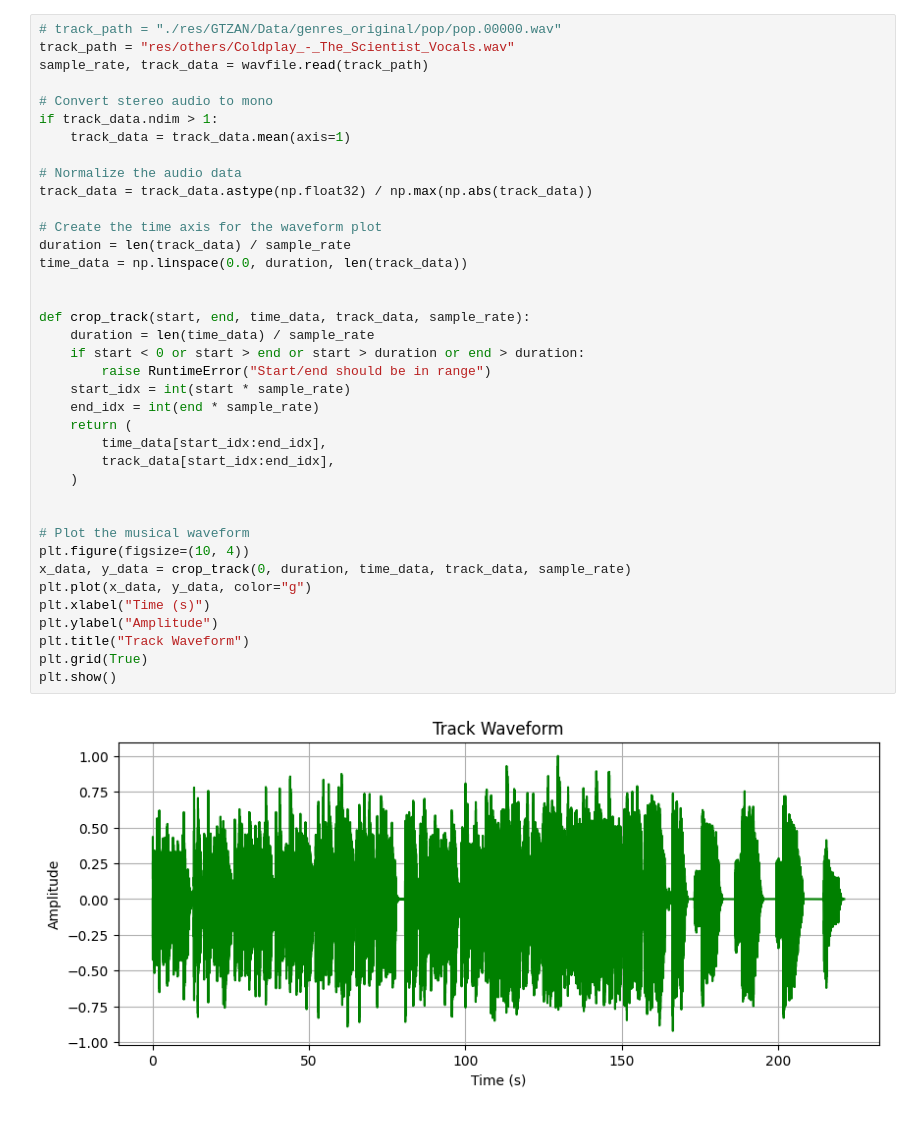
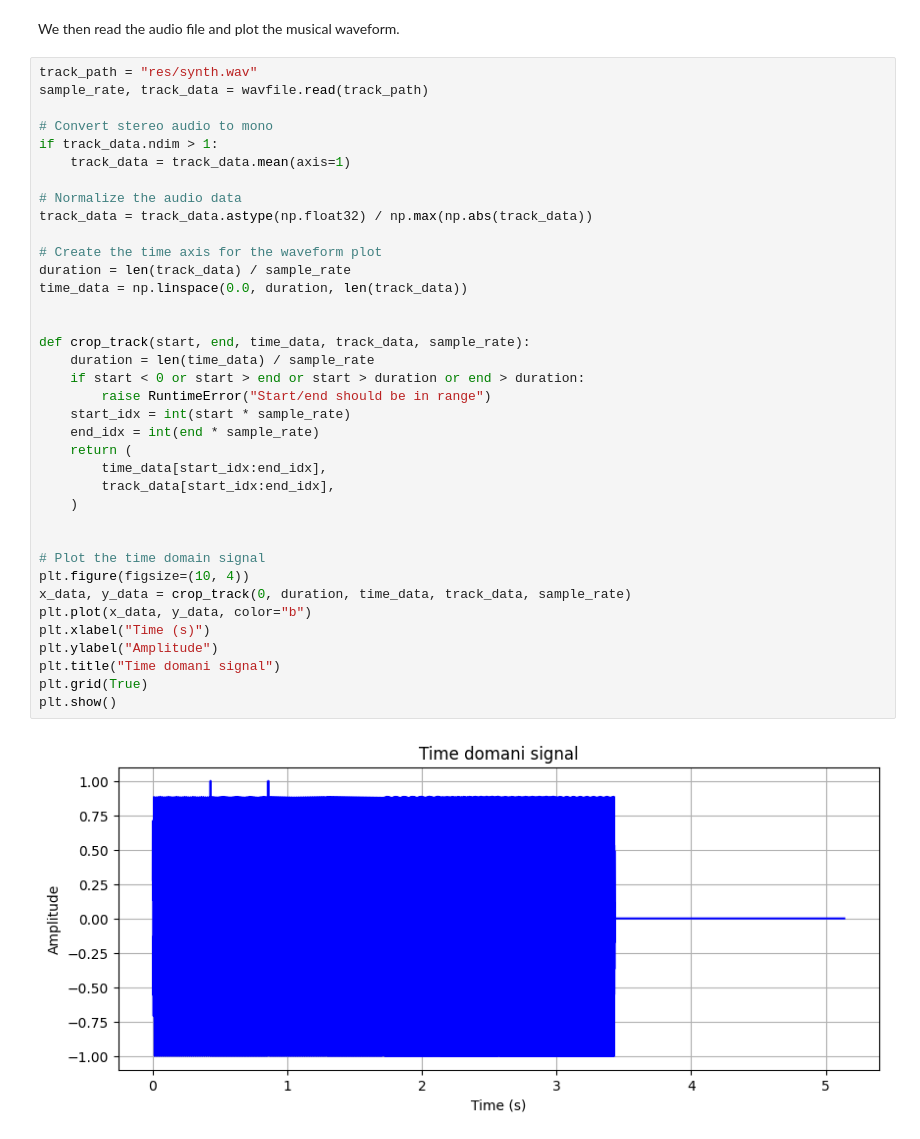
Before and after one commit to AyushAryal/MusicMuse, a Jupyter notebook: main.ipynb, the cells around one changed output. Cells and saved outputs as stored; diff of their text form.

```diff
--- a/main.ipynb
+++ b/main.ipynb
@@ -8,40 +93,41 @@ from collections import OrderedDict
+# %% [markdown]
+We then read the audio file and plot the musical waveform.
 # %%
-# track_path = "./res/GTZAN/Data/genres_original/pop/pop.00000.wav"
-track_path = "res/others/Coldplay_-_The_Scientist_Vocals.wav"
+track_path = "res/synth.wav"
 sample_rate, track_data = wavfile.read(track_path)
 
 # Convert stereo audio to mono
 if track_data.ndim > 1:
     track_data = track_data.mean(axis=1)
 
 # Normalize the audio data
 track_data = track_data.astype(np.float32) / np.max(np.abs(track_data))
 
 # Create the time axis for the waveform plot
 duration = len(track_data) / sample_rate
 time_data = np.linspace(0.0, duration, len(track_data))
 
 
 def crop_track(start, end, time_data, track_data, sample_rate):
     duration = len(time_data) / sample_rate
     if start < 0 or start > end or start > duration or end > duration:
         raise RuntimeError("Start/end should be in range")
     start_idx = int(start * sample_rate)
     end_idx = int(end * sample_rate)
     return (
         time_data[start_idx:end_idx],
         track_data[start_idx:end_idx],
     )
 
 
-# Plot the musical waveform
+# Plot the time domain signal
 plt.figure(figsize=(10, 4))
 x_data, y_data = crop_track(0, duration, time_data, track_data, sample_rate)
-plt.plot(x_data, y_data, color="g")
+plt.plot(x_data, y_data, color="b")
 plt.xlabel("Time (s)")
 plt.ylabel("Amplitude")
-plt.title("Track Waveform")
+plt.title("Time domani signal")
 plt.grid(True)
 plt.show()
 # %% [output]
-[figure, old version]
+[figure, new version]
```
Also changed, not shown: parts of 13 cells of this notebook.
